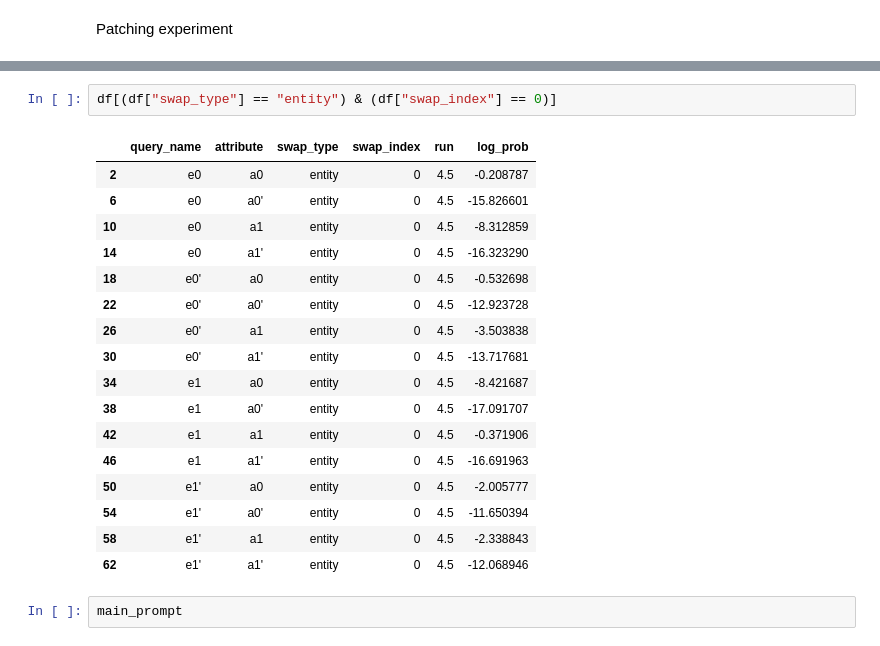
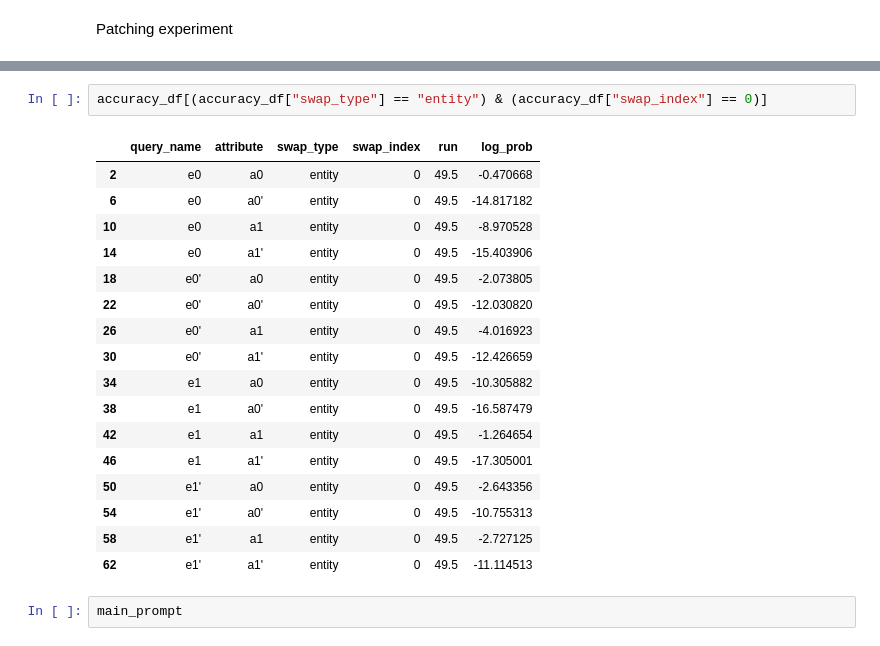
Before and after one commit to grantsrb/rep_divergence, a Jupyter notebook: binding_vectors.ipynb, the cells around one changed output, grey strips where cells are left out. Saved outputs shown, nothing was run; the diff lists cells and outputs as text.

```diff
--- a/binding_vectors.ipynb
+++ b/binding_vectors.ipynb
@@ -237,23 +313,23 @@ accuracy_df = df.groupby(["query_name", "attribute", "swap_type", "swap_index"])
 # %%
-df[(df["swap_type"] == "entity") & (df["swap_index"] == 0)]
+accuracy_df[(accuracy_df["swap_type"] == "entity") & (accuracy_df["swap_index"] == 0)]
 # %% [output]
 |  | query_name | attribute | swap_type | swap_index | run | log_prob |
-| 2 | e0 | a0 | entity | 0 | 4.5 | -0.208787 |
-| 6 | e0 | a0' | entity | 0 | 4.5 | -15.826601 |
-| 10 | e0 | a1 | entity | 0 | 4.5 | -8.312859 |
-| 14 | e0 | a1' | entity | 0 | 4.5 | -16.323290 |
-| 18 | e0' | a0 | entity | 0 | 4.5 | -0.532698 |
-| 22 | e0' | a0' | entity | 0 | 4.5 | -12.923728 |
-| 26 | e0' | a1 | entity | 0 | 4.5 | -3.503838 |
-| 30 | e0' | a1' | entity | 0 | 4.5 | -13.717681 |
-| 34 | e1 | a0 | entity | 0 | 4.5 | -8.421687 |
-| 38 | e1 | a0' | entity | 0 | 4.5 | -17.091707 |
-| 42 | e1 | a1 | entity | 0 | 4.5 | -0.371906 |
-| 46 | e1 | a1' | entity | 0 | 4.5 | -16.691963 |
-| 50 | e1' | a0 | entity | 0 | 4.5 | -2.005777 |
-| 54 | e1' | a0' | entity | 0 | 4.5 | -11.650394 |
-| 58 | e1' | a1 | entity | 0 | 4.5 | -2.338843 |
-| 62 | e1' | a1' | entity | 0 | 4.5 | -12.068946 |
+| 2 | e0 | a0 | entity | 0 | 49.5 | -0.470668 |
+| 6 | e0 | a0' | entity | 0 | 49.5 | -14.817182 |
+| 10 | e0 | a1 | entity | 0 | 49.5 | -8.970528 |
+| 14 | e0 | a1' | entity | 0 | 49.5 | -15.403906 |
+| 18 | e0' | a0 | entity | 0 | 49.5 | -2.073805 |
+| 22 | e0' | a0' | entity | 0 | 49.5 | -12.030820 |
+| 26 | e0' | a1 | entity | 0 | 49.5 | -4.016923 |
+| 30 | e0' | a1' | entity | 0 | 49.5 | -12.426659 |
+| 34 | e1 | a0 | entity | 0 | 49.5 | -10.305882 |
+| 38 | e1 | a0' | entity | 0 | 49.5 | -16.587479 |
+| 42 | e1 | a1 | entity | 0 | 49.5 | -1.264654 |
+| 46 | e1 | a1' | entity | 0 | 49.5 | -17.305001 |
+| 50 | e1' | a0 | entity | 0 | 49.5 | -2.643356 |
+| 54 | e1' | a0' | entity | 0 | 49.5 | -10.755313 |
+| 58 | e1' | a1 | entity | 0 | 49.5 | -2.727125 |
+| 62 | e1' | a1' | entity | 0 | 49.5 | -11.114513 |
 # %%
 main_prompt
 # %% [output]
```
Also changed, not shown: parts of 7 cells of this notebook, 2 other files.
